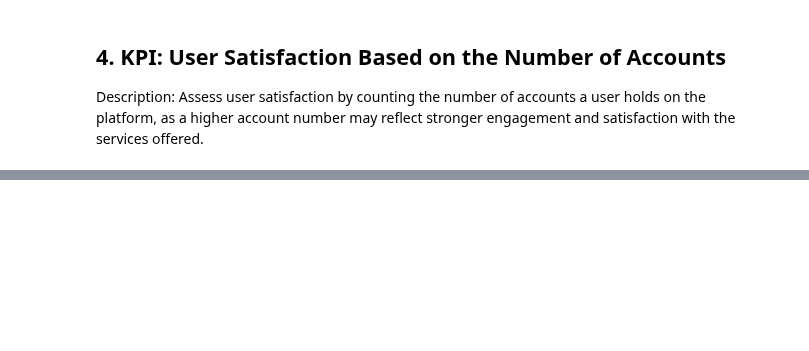
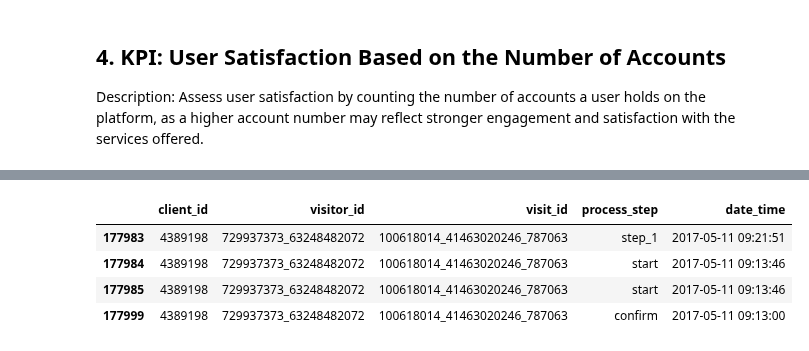
Before and after one commit to BigKawa/LinhSandraNeu, a Jupyter notebook: Datasets.ipynb, the cells around one changed output, grey strips where cells are left out. Cells and saved outputs as stored; diff of their text form; code cells hidden in the pictures; blank space fills up the shorter version.

```diff
--- a/Datasets.ipynb
+++ b/Datasets.ipynb
@@ -296,0 +376,8 @@ df_concat_joined['is_error'] = df_concat_joined['process_step_numeric'] < df_con
+# %%
+df_concat[df_concat["visit_id"]=="100618014_41463020246_787063"]
+# %% [output]
+|  | client_id | visitor_id | visit_id | process_step | date_time |
+| 177983 | 4389198 | 729937373_63248482072 | 100618014_41463020246_787063 | step_1 | 2017-05-11 09:21:51 |
+| 177984 | 4389198 | 729937373_63248482072 | 100618014_41463020246_787063 | start | 2017-05-11 09:13:46 |
+| 177985 | 4389198 | 729937373_63248482072 | 100618014_41463020246_787063 | start | 2017-05-11 09:13:46 |
+| 177999 | 4389198 | 729937373_63248482072 | 100618014_41463020246_787063 | confirm | 2017-05-11 09:13:00 |
```
Also changed, not shown: parts of 60 cells of this notebook, 1 other file.
